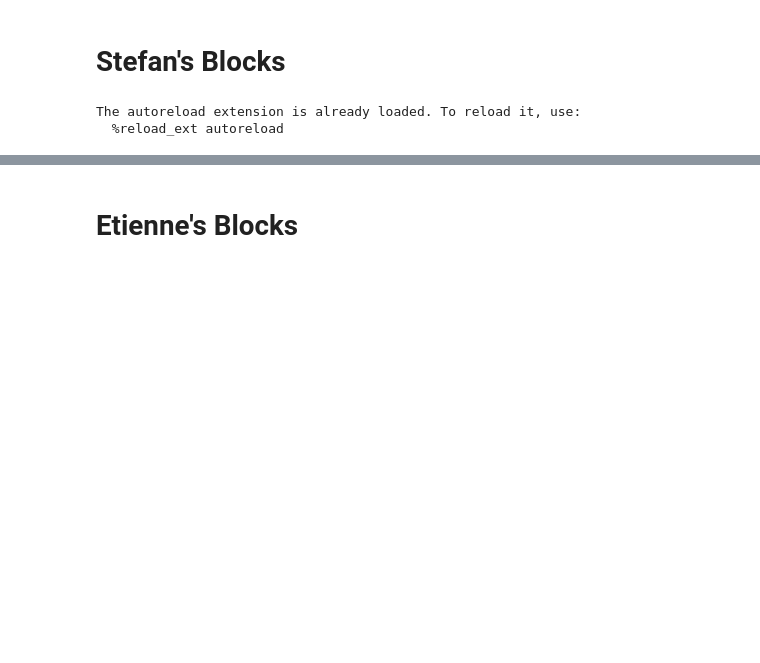
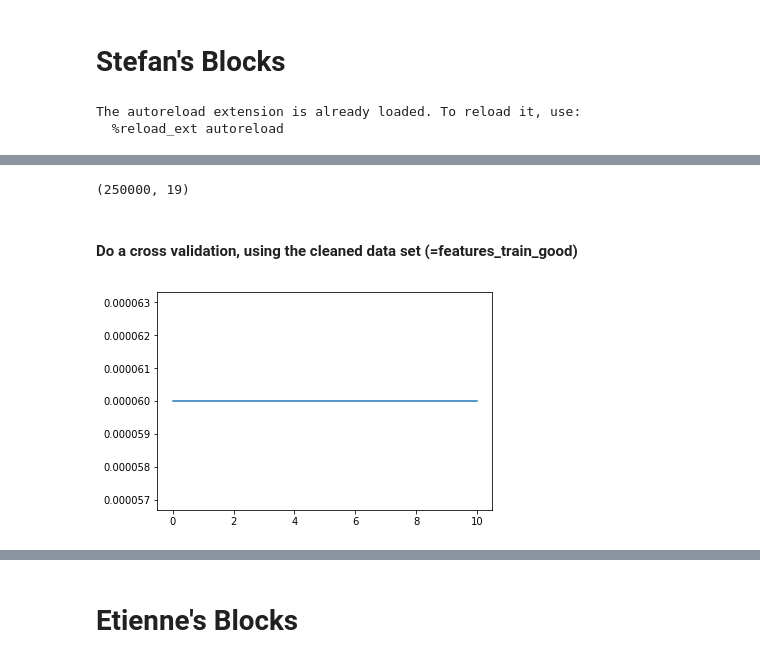
Before and after one commit to rastamoket/ML_project1, a Jupyter notebook: Notebook/Project1.ipynb, the cells around one changed output, grey strips where cells are left out. Saved outputs shown, nothing was run; the diff lists cells and outputs as text; code cells hidden in the pictures; blank space fills up the shorter version.

Commit message:
Cross validation, classifier in progress, and add some functions

```diff
--- a/Notebook/Project1.ipynb
+++ b/Notebook/Project1.ipynb
@@ -69,4 +69,65 @@ def plotFeatVsFeat(f1,f2):
     plt.figure()
     plt.scatter(features_train[:,f1], features_train[:,f2],color = colors)
     plt.show()
+# %%
+# Find the features that contains at least one times -999.0 and remove this feature
+features_to_remove = []
+for f in range(features_train.shape[1]):
+    if(np.any(features_train[:,f] == -999.0)):
+        features_to_remove.append(f)
+
+features_train_good = np.delete(features_train, features_to_remove, axis=1)
+print(features_train_good.shape) # In order to see the number of featurer we still have after the deletion (cleaning)
+
+# Separate the samples that are labeled as "sample" and as "background"
+j = 0
+signal_good_ind = []
+background_good_ind = []
+
+for i in labels_train:
+    if i == 1:
+        signal_good_ind.append(j)
+    else:
+        background_good_ind.append(j)
+    j = j+1
+
+signal_good = features_train_good[signal_good_ind,:]
+background_good = features_train_good[background_good_ind,:]
+# This was make in order to try to see if one feature give us a good way to separate signal from background
+# %% [output]
+(250000, 19)
+# %% [markdown]
+#### Do a cross validation, using the cleaned data set (=features_train_good)
+# %%
+from cross_val import *
+seed = 1
+degree = 5
+k_fold = 15
+lambdas = np.logspace(-6, 1, 40)
+# split data in k fold
+k_indices = build_k_indices(labels_train, k_fold, seed)
+# define lists to store the loss of training data and test data
+rmse_tr = []
+rmse_te = []
+allValidationError = []
+
+for l in lambdas:
+    #rmse_tr_l = []
+    #rmse_te_l = []
+    validation_error = 0
+    for k in range(k_fold):
+        #rmse_tr_l.append(np.sqrt(2*cross_validation(labels_train, features_train_good, k_indices, k, l, degree)[0]))
+        #rmse_te_l.append(np.sqrt(2*cross_validation(labels_train, features_train_good, k_indices, k, l, degree)[1]))
+        validation_error = validation_error + cross_validation(labels_train, features_train_good, k_indices, k, l, degree) # DElete the degree!
+    allValidationError.append(validation_error/k_fold) # we compute the mean of the validation error
+    #rmse_tr.append(np.mean(rmse_tr_l))
+    #rmse_te.append(np.mean(rmse_te_l))
+
+#cross_validation_visualization(lambdas, rmse_tr, rmse_te)
+# %%
+plt.close("all")
+plt.plot(lambdas, allValidationError)
+plt.show()
+# %% [output]
+[figure, added]
 # %%
```
Also changed, not shown: parts of 2 cells of this notebook, 7 other files.
